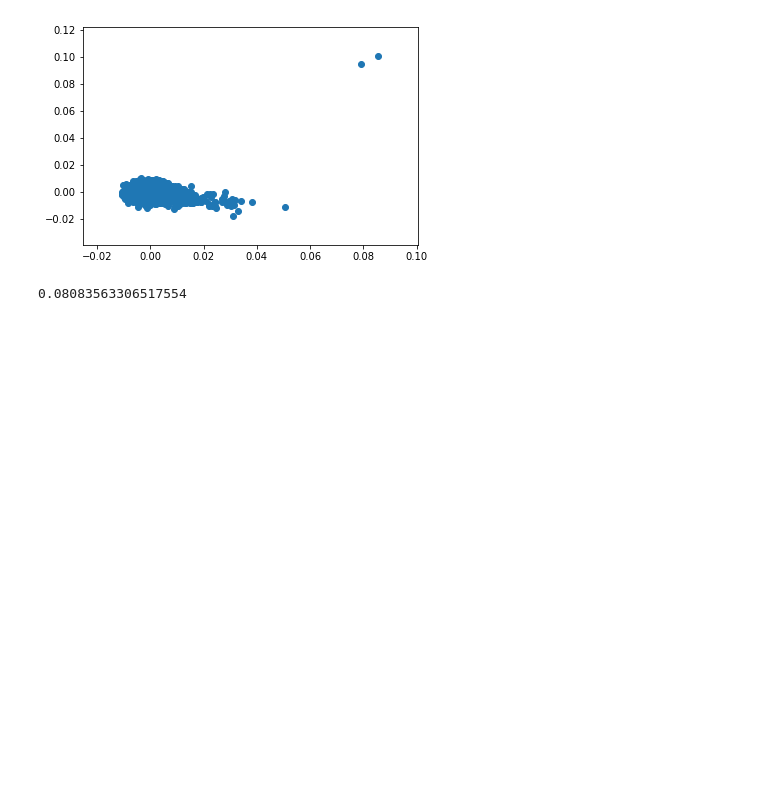
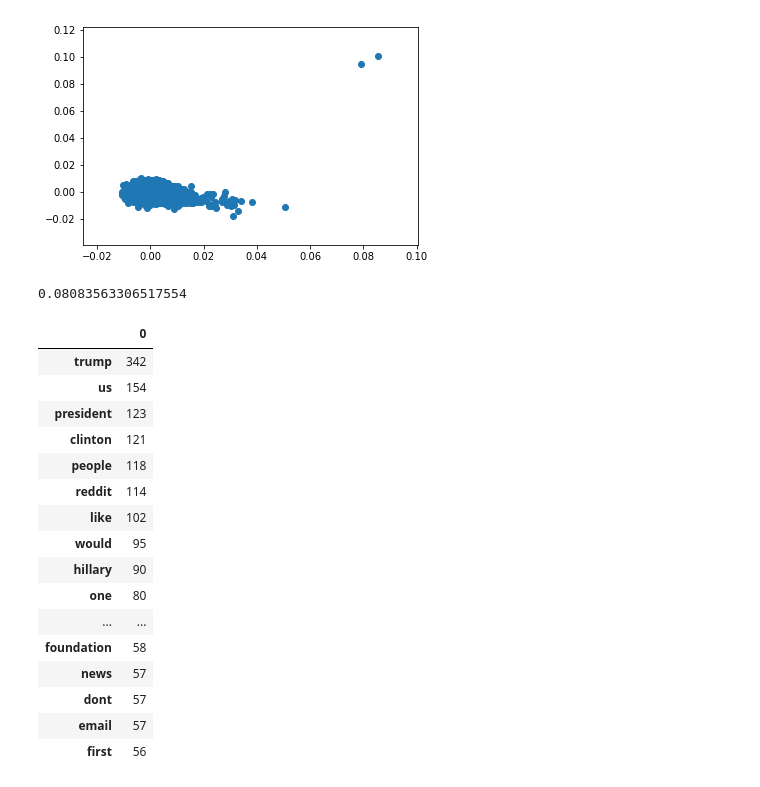
Before and after one commit to IndigenousEngineering/small_corpora_bias_with_w2v, a Jupyter notebook: WEAT_analysis_1.ipynb, the cells around one changed output. Saved outputs shown, nothing was run; the diff lists cells and outputs as text; code cells hidden in the pictures; blank space fills up the shorter version.

Commit message:
sorted vocab df

```diff
--- a/WEAT_analysis_1.ipynb
+++ b/WEAT_analysis_1.ipynb
@@ -388,3 +388,29 @@ sim = w2v_model.wv.similarity('donald', 'monica')
 print(sim)
 # %% [output]
 0.08083563306517554
+# %%
+# get vocabulary sorted by frequency
+# compare words with similar frequencies
+# dataframe is counts_df
+
+sorted_docs = counts_df.sort_values(by=[0], ascending=False)
+# %%
+sorted_docs.head(25)
+# %% [output]
+|  | 0 |
+| trump | 342 |
+| us | 154 |
+| president | 123 |
+| clinton | 121 |
+| people | 118 |
+| reddit | 114 |
+| like | 102 |
+| would | 95 |
+| hillary | 90 |
+| one | 80 |
+| ... | ... |
+| foundation | 58 |
+| news | 57 |
+| dont | 57 |
+| email | 57 |
+| first | 56 |
```
Also changed, not shown: parts of 1 cell of this notebook.
